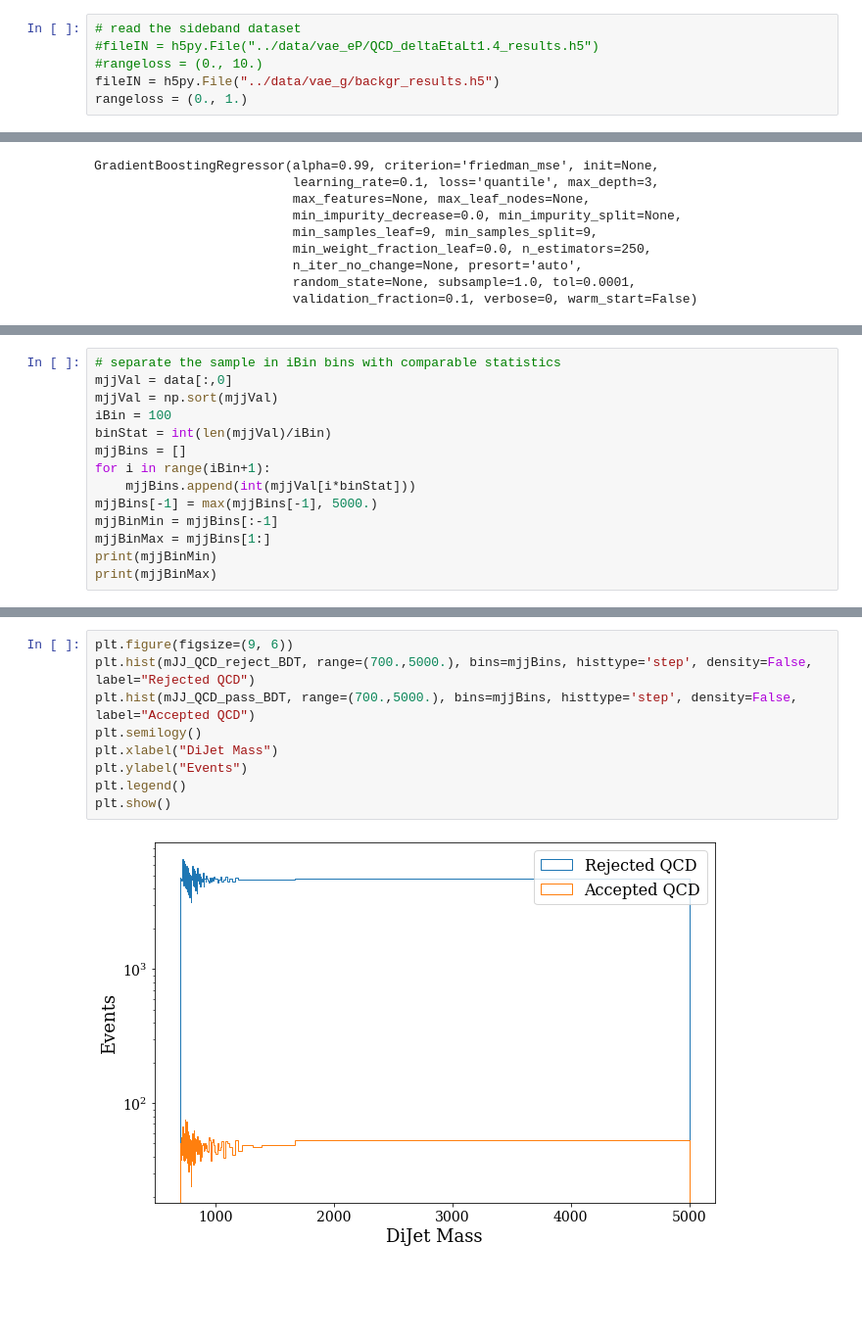
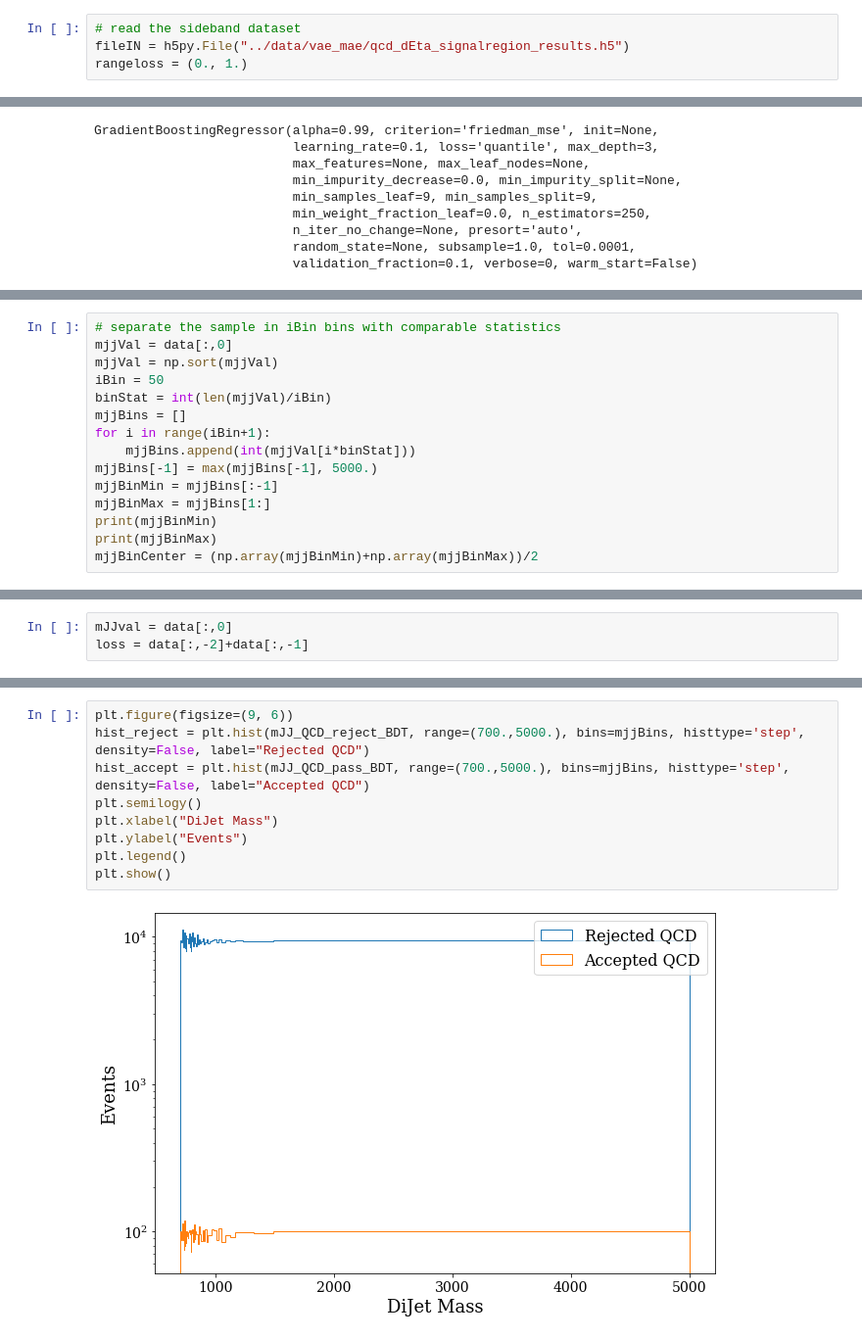
Before and after one commit to thaarres/JetAnomaly_CHEP19, a Jupyter notebook: jupyter/DDT_QCDveto.ipynb, the cells around one changed output, grey strips where cells are left out. Shown: that part at 98% size. Saved outputs shown, nothing was run; the diff lists cells and outputs as text; blank space fills up the shorter version.

Commit message:
modified dataset updated the notebook to new data (now using QCD sideband)

```diff
--- a/jupyter/DDT_QCDveto.ipynb
+++ b/jupyter/DDT_QCDveto.ipynb
@@ -9,9 +9,7 @@ import matplotlib.pyplot as plt
 plt.style.use('sonic.mplstyle')
 # %%
 # read the sideband dataset
-#fileIN = h5py.File("../data/vae_eP/QCD_deltaEtaLt1.4_results.h5")
-#rangeloss = (0., 10.)
-fileIN = h5py.File("../data/vae_g/backgr_results.h5")
+fileIN = h5py.File("../data/vae_mae/qcd_dEta_signalregion_results.h5")
 rangeloss = (0., 1.)
 # %%
 list(fileIN.keys())
@@ -212,7 +183,7 @@ plt.show()
 # separate the sample in iBin bins with comparable statistics
 mjjVal = data[:,0]
 mjjVal = np.sort(mjjVal)
-iBin = 100
+iBin = 50
 binStat = int(len(mjjVal)/iBin)
 mjjBins = []
 for i in range(iBin+1):
@@ -222,4 +193,5 @@ mjjBinMin = mjjBins[:-1]
 mjjBinMax = mjjBins[1:]
 print(mjjBinMin)
 print(mjjBinMax)
+mjjBinCenter = (np.array(mjjBinMin)+np.array(mjjBinMax))/2
 # %% [output]
@@ -325,3 +200,6 @@ plt.show()
+# %%
+mJJval = data[:,0]
+loss = data[:,-2]+data[:,-1]
 # %%
 threshold_BDT = clf.predict(np.reshape(mJJval, (-1,1)))
 mJJ_QCD_pass_BDT = mJJval[loss>=threshold_BDT]
@@ -339,11 +217,11 @@ plt.show()
 # %%
 plt.figure(figsize=(9, 6))
-plt.hist(mJJ_QCD_reject_BDT, range=(700.,5000.), bins=mjjBins, histtype='step', density=False, label="Rejected QCD")
-plt.hist(mJJ_QCD_pass_BDT, range=(700.,5000.), bins=mjjBins, histtype='step', density=False, label="Accepted QCD")
+hist_reject = plt.hist(mJJ_QCD_reject_BDT, range=(700.,5000.), bins=mjjBins, histtype='step', density=False, label="Rejected QCD")
+hist_accept = plt.hist(mJJ_QCD_pass_BDT, range=(700.,5000.), bins=mjjBins, histtype='step', density=False, label="Accepted QCD")
 plt.semilogy()
 plt.xlabel("DiJet Mass")
 plt.ylabel("Events")
 plt.legend()
 plt.show()
 # %% [output]
-[figure, old version]
+[figure, new version]
```
Also changed, not shown: parts of 23 cells of this notebook, 1 other file.
